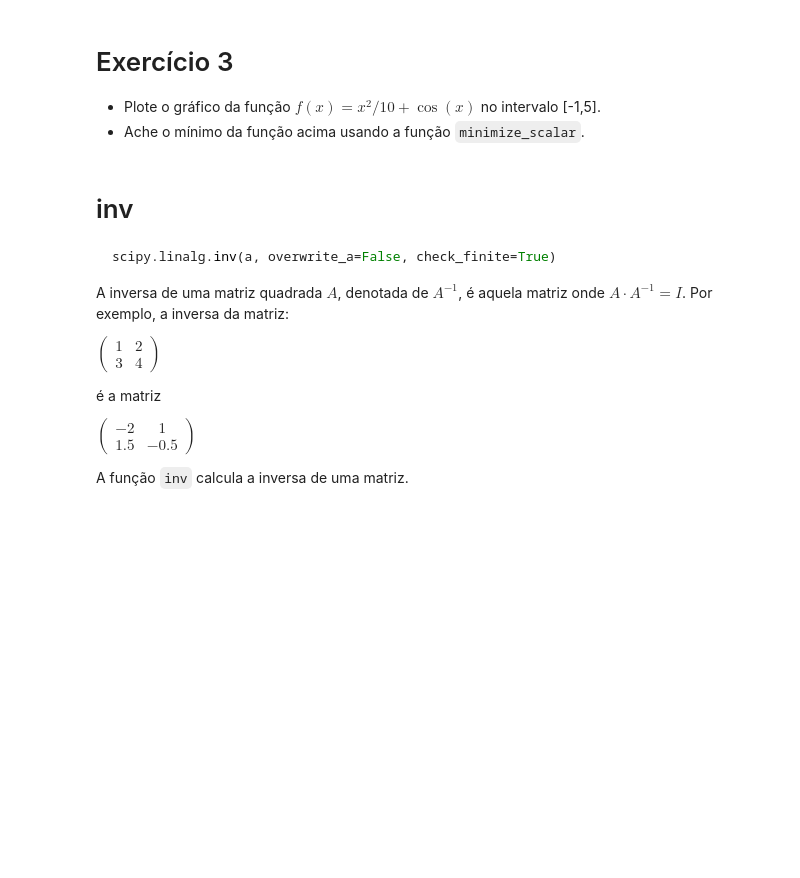
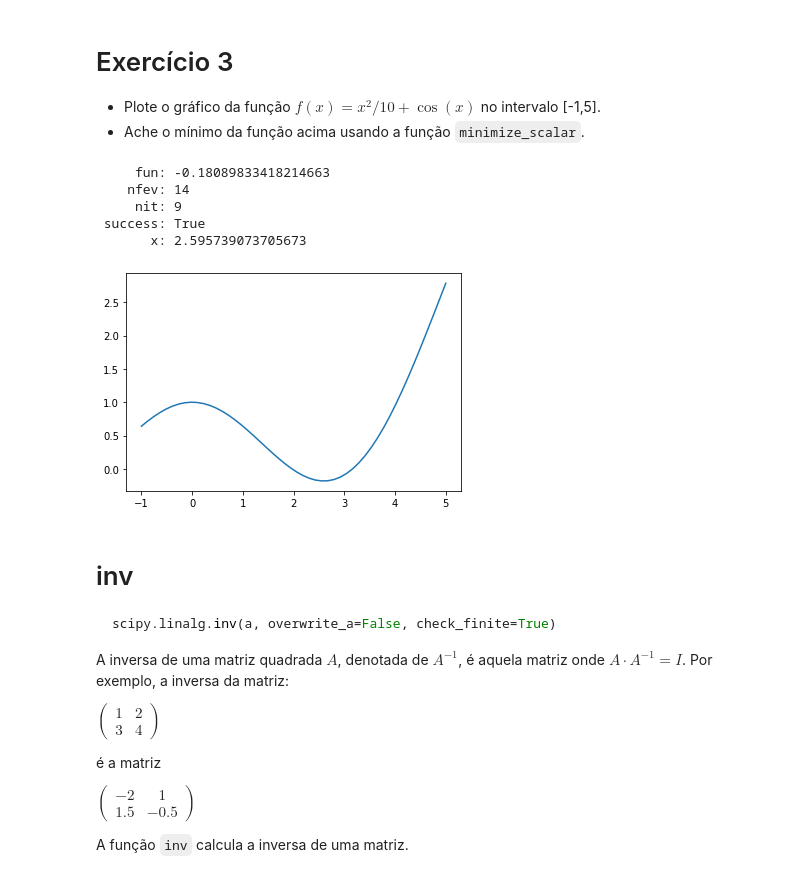
Before and after one commit to pshiroma/calculonumerico, a Jupyter notebook: aulas/CN-01#09 - Python - Metodos numericos.ipynb, the cells around one changed output. Saved outputs shown, nothing was run; the diff lists cells and outputs as text; code cells hidden in the pictures; blank space fills up the shorter version.

```diff
--- a/aulas/CN-01#09 - Python - Metodos numericos.ipynb
+++ b/aulas/CN-01#09 - Python - Metodos numericos.ipynb
@@ -176,3 +183,14 @@ print('1 raiz:\n', sol)
 
 Determine a segunda raíz da função anterior, utilizando o método `root_scalar`.
 Compare-o com o valor teórico.
+# %%
+from scipy.optimize import root_scalar
+
+def funcao(x):
+    return x**2 - 5*x + 5
+
+x = np.linspace(0,5)
+y = funcao(x)
+plt.plot(x,y)
+
+root_scalar(funcao, bracket=[1,2])
@@ -271,6 +296,25 @@ minimize(f, x0 = 0)
 
 * Plote o gráfico da função $f(x) = x^2/10 + \cos(x)$ no intervalo [-1,5].
 * Ache o mínimo da função acima usando a função `minimize_scalar`.
+# %%
+import matplotlib.pyplot as plt
+import numpy as np
+from scipy.optimize import minimize_scalar
+
+def f(x):
+    return x**2/10 + np.cos(x)
+
+x = np.linspace(-1,5)
+y = f(x)
+plt.plot(x, y)
+minimize_scalar(f)
+# %% [output]
+     fun: -0.18089833418214663
+    nfev: 14
+     nit: 9
+ success: True
+       x: 2.595739073705673
+[figure, added]
 # %% [markdown]
 # inv
 
```
Also changed, not shown: parts of 39 cells of this notebook, 4 other files.
